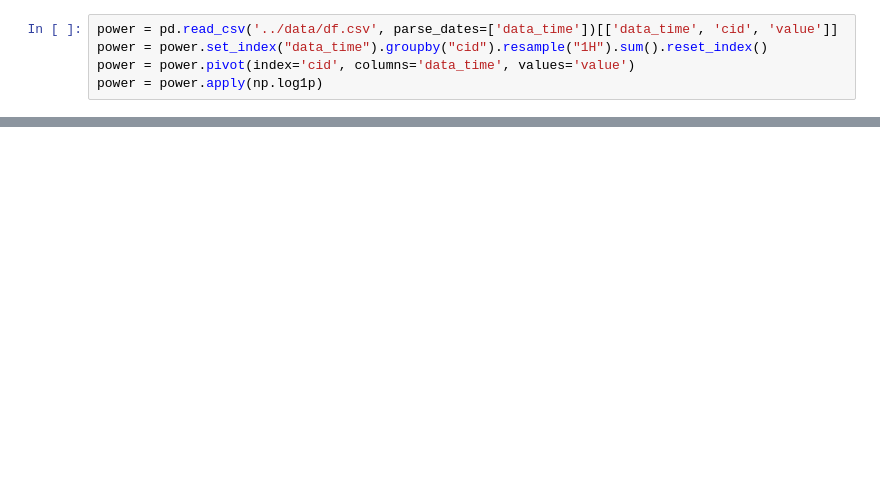
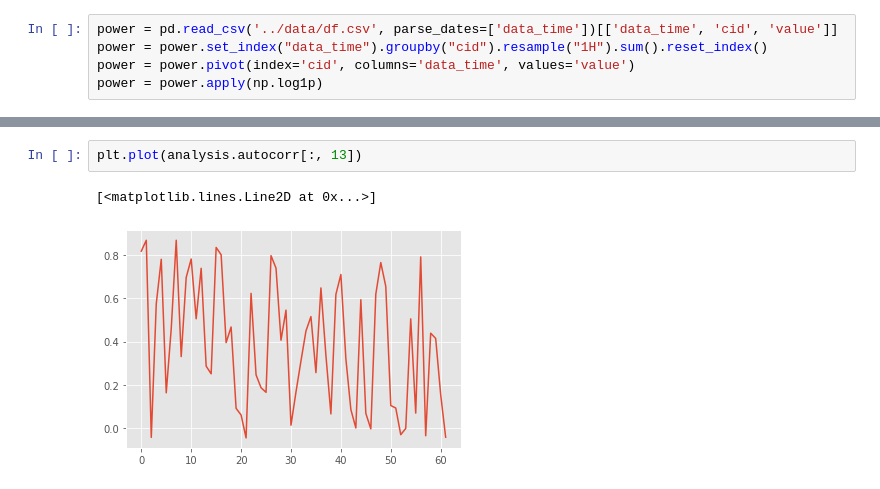
Before and after one commit to Relevation-143/Deep-Time-Series-Prediction, a Jupyter notebook: notebooks/Untitled1.ipynb, the cells around one changed output, grey strips where cells are left out. Drawn from its saved outputs; the diff is of its cells as text; blank space fills up the shorter version.

```diff
--- a/notebooks/Untitled1.ipynb
+++ b/notebooks/Untitled1.ipynb
@@ -209,0 +50,5 @@ power
+# %%
+plt.plot(analysis.autocorr[:, 13])
+# %% [output]
+[<matplotlib.lines.Line2D at 0x...>]
+[figure, added]
```
Also changed, not shown: parts of 45 cells of this notebook, 9 other files.
